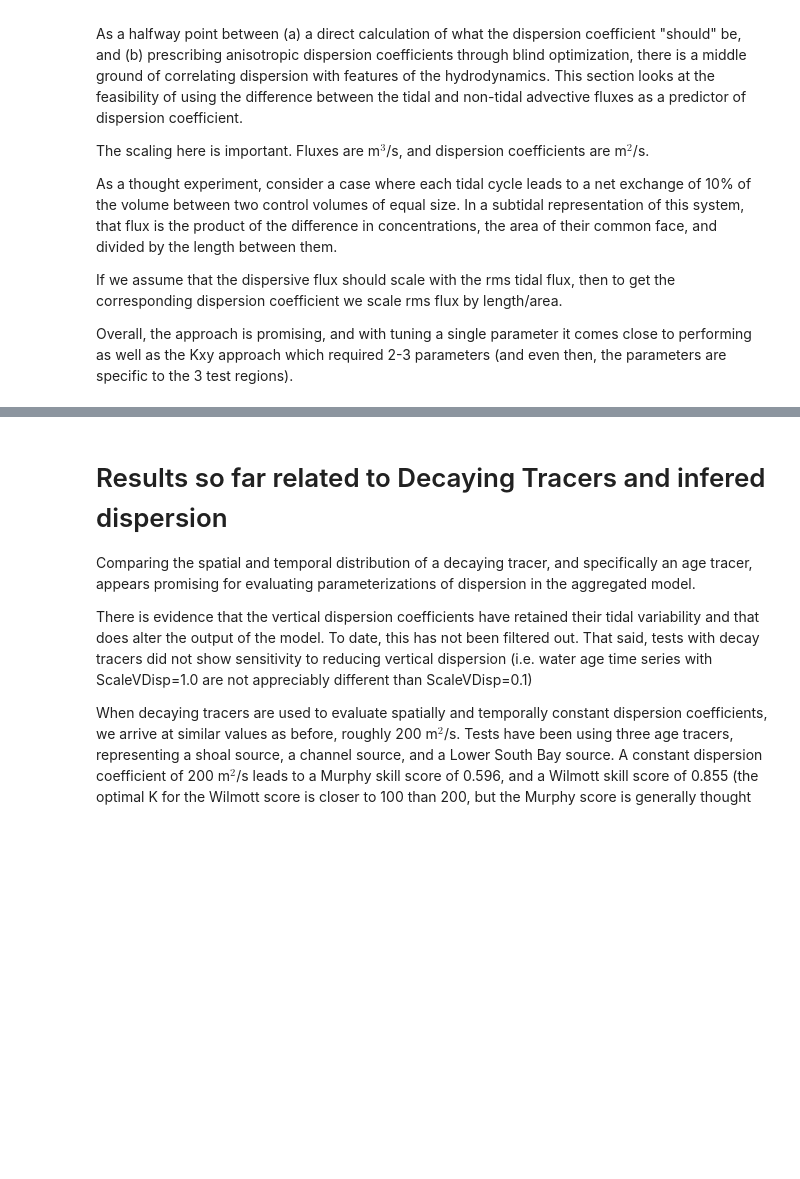
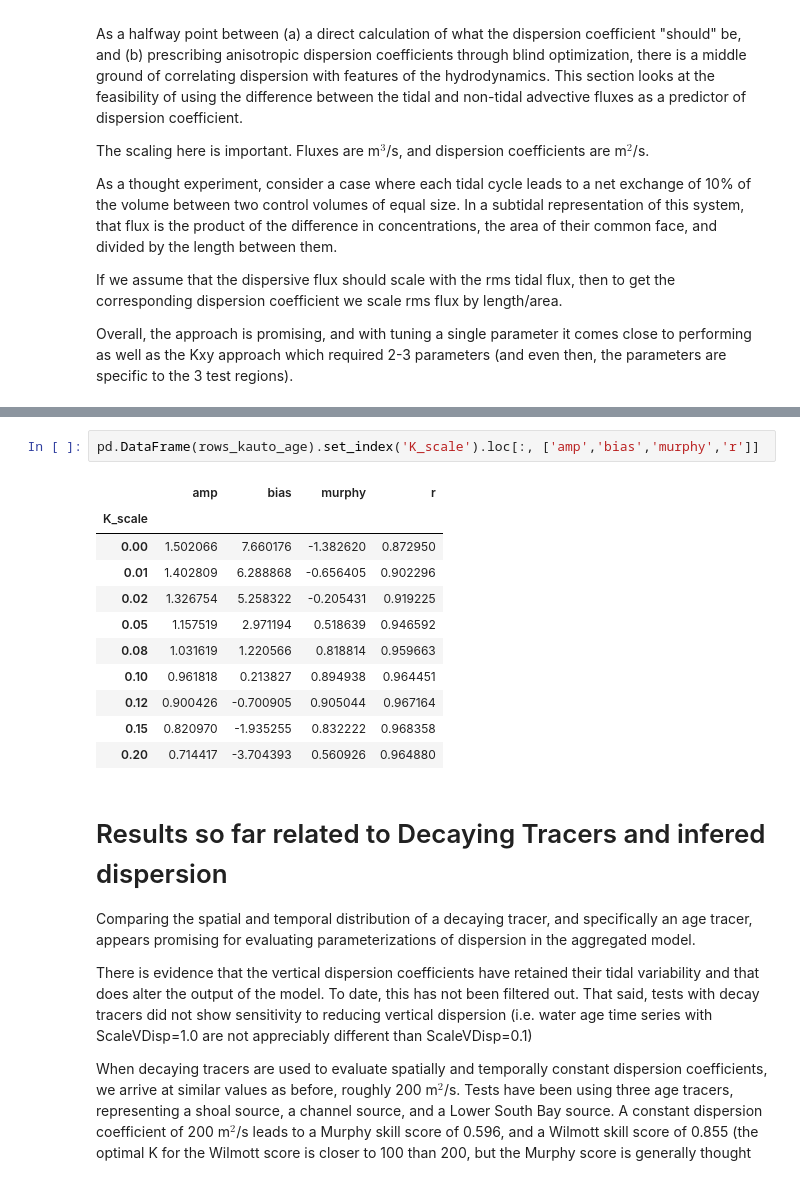
Before and after one commit to rustychris/agg_wy2013, a Jupyter notebook: tracer_tests/decay_tracer_v02.ipynb, the cells around one changed output, grey strips where cells are left out. Drawn from its saved outputs; the diff is of its cells as text; blank space fills up the shorter version.

```diff
--- a/tracer_tests/decay_tracer_v02.ipynb
+++ b/tracer_tests/decay_tracer_v02.ipynb
@@ -328,3 +326,17 @@ pd.DataFrame(rows2).sort_values('murphy')
+# %%
+pd.DataFrame(rows_kauto_age).set_index('K_scale').loc[:, ['amp','bias','murphy','r']]
+# %% [output]
+|  | amp | bias | murphy | r |
+| K_scale |  |  |  |  |
+| 0.00 | 1.502066 | 7.660176 | -1.382620 | 0.872950 |
+| 0.01 | 1.402809 | 6.288868 | -0.656405 | 0.902296 |
+| 0.02 | 1.326754 | 5.258322 | -0.205431 | 0.919225 |
+| 0.05 | 1.157519 | 2.971194 | 0.518639 | 0.946592 |
+| 0.08 | 1.031619 | 1.220566 | 0.818814 | 0.959663 |
+| 0.10 | 0.961818 | 0.213827 | 0.894938 | 0.964451 |
+| 0.12 | 0.900426 | -0.700905 | 0.905044 | 0.967164 |
+| 0.15 | 0.820970 | -1.935255 | 0.832222 | 0.968358 |
+| 0.20 | 0.714417 | -3.704393 | 0.560926 | 0.964880 |
 # %% [markdown]
 Results so far related to Decaying Tracers and infered dispersion
 ==
```
Also changed, not shown: parts of 12 cells of this notebook, 4 other files.
